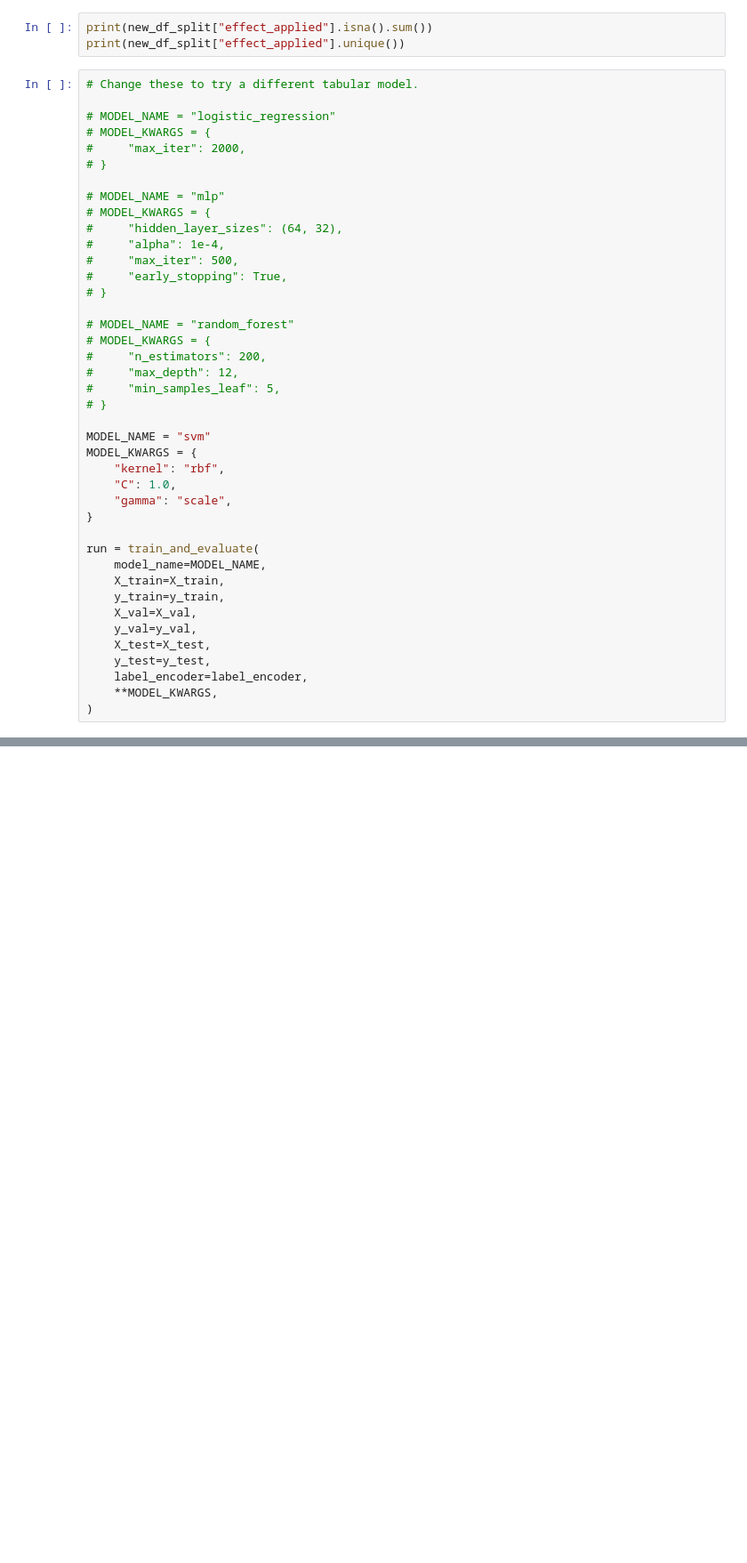
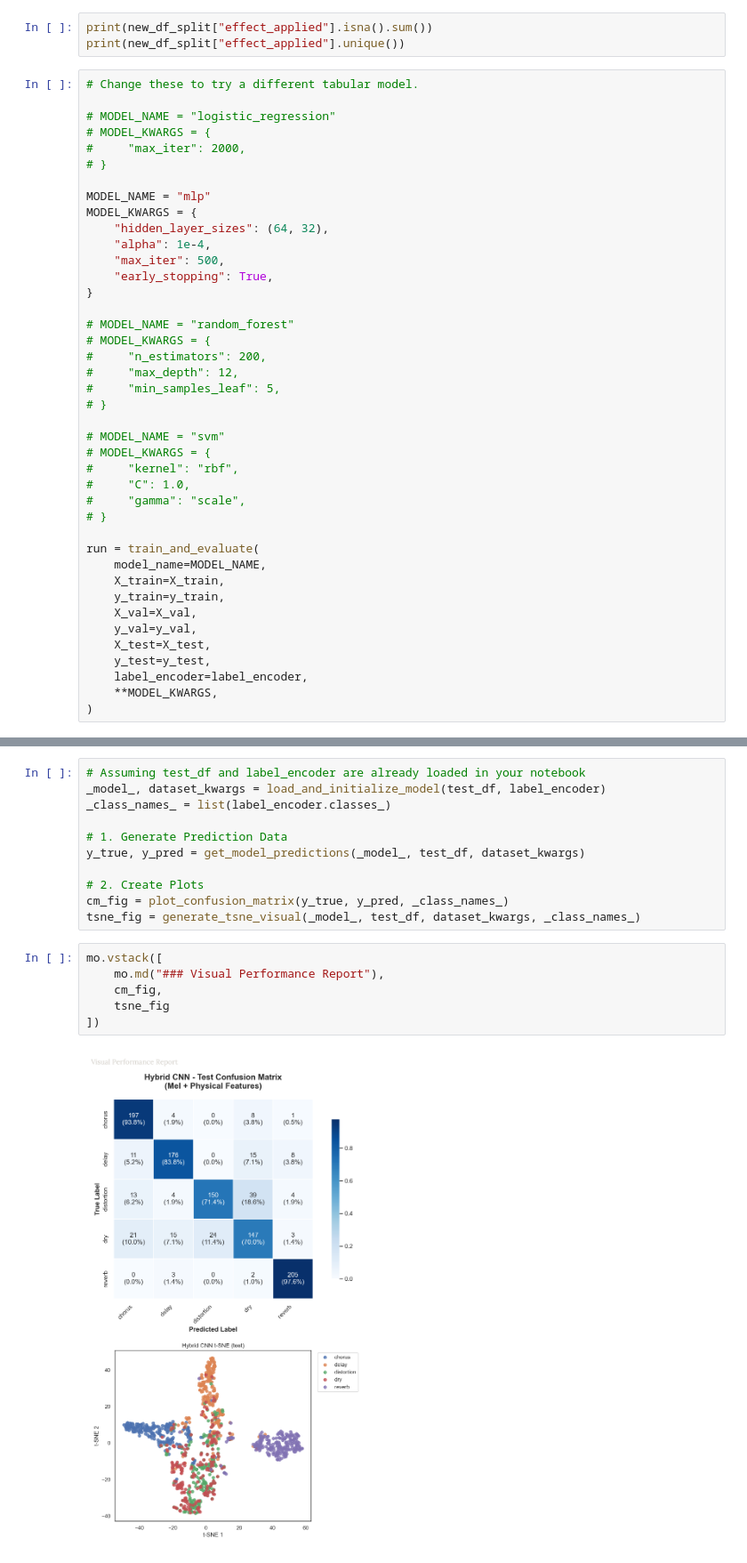
Before and after one commit to liam-holland/audio_machine_learning, a Jupyter notebook: Summative Assignment 2/final_work/__marimo__/model_experiments_marimo.ipynb, the cells around one changed output, grey strips where cells are left out. Shown at 89% size. Drawn from its saved outputs; the diff is of its cells as text; blank space fills up the shorter version.

```diff
--- a/Summative Assignment 2/final_work/__marimo__/model_experiments_marimo.ipynb
+++ b/Summative Assignment 2/final_work/__marimo__/model_experiments_marimo.ipynb
@@ -255,13 +262,13 @@ print(new_df_split["effect_applied"].unique())
 #     "max_iter": 2000,
 # }
 
-# MODEL_NAME = "mlp"
-# MODEL_KWARGS = {
-#     "hidden_layer_sizes": (64, 32),
-#     "alpha": 1e-4,
-#     "max_iter": 500,
-#     "early_stopping": True,
-# }
+MODEL_NAME = "mlp"
+MODEL_KWARGS = {
+    "hidden_layer_sizes": (64, 32),
+    "alpha": 1e-4,
+    "max_iter": 500,
+    "early_stopping": True,
+}
 
 # MODEL_NAME = "random_forest"
 # MODEL_KWARGS = {
@@ -270,12 +277,12 @@ print(new_df_split["effect_applied"].unique())
 #     "min_samples_leaf": 5,
 # }
 
-MODEL_NAME = "svm"
-MODEL_KWARGS = {
-    "kernel": "rbf",
-    "C": 1.0,
-    "gamma": "scale",
-}
+# MODEL_NAME = "svm"
+# MODEL_KWARGS = {
+#     "kernel": "rbf",
+#     "C": 1.0,
+#     "gamma": "scale",
+# }
 
 run = train_and_evaluate(
     model_name=MODEL_NAME,
@@ -1472,0 +1630,19 @@ def plot_hybrid_tsne_for_run(
+# %%
+# Assuming test_df and label_encoder are already loaded in your notebook
+_model_, dataset_kwargs = load_and_initialize_model(test_df, label_encoder)
+_class_names_ = list(label_encoder.classes_)
+
+# 1. Generate Prediction Data
+y_true, y_pred = get_model_predictions(_model_, test_df, dataset_kwargs)
+
+# 2. Create Plots
+cm_fig = plot_confusion_matrix(y_true, y_pred, _class_names_)
+tsne_fig = generate_tsne_visual(_model_, test_df, dataset_kwargs, _class_names_)
+# %%
+mo.vstack([
+    mo.md("### Visual Performance Report"),
+    cm_fig,
+    tsne_fig
+])
+# %% [output]
+[figure, added]
```
Also changed, not shown: parts of 16 cells of this notebook, 9 other files.
